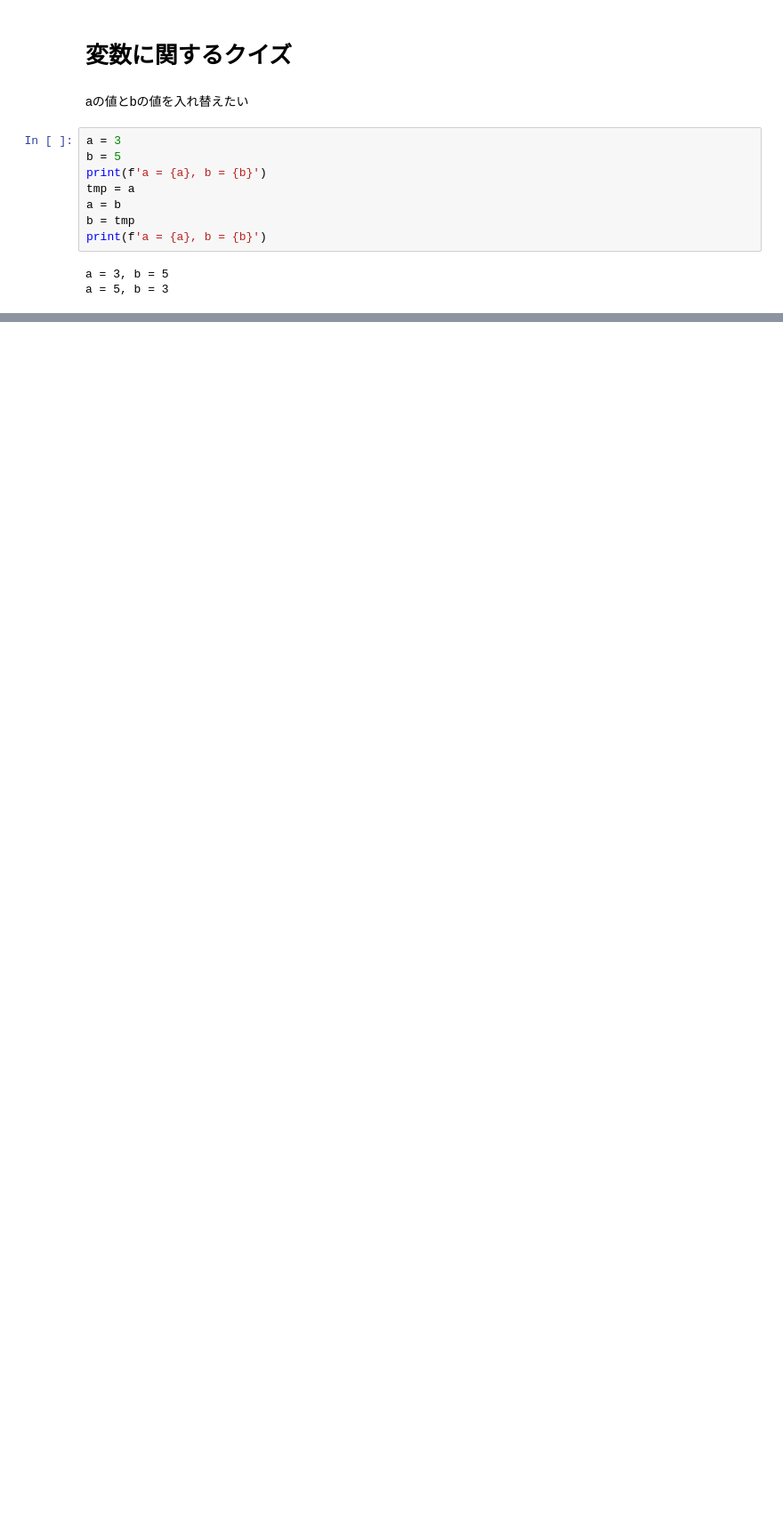
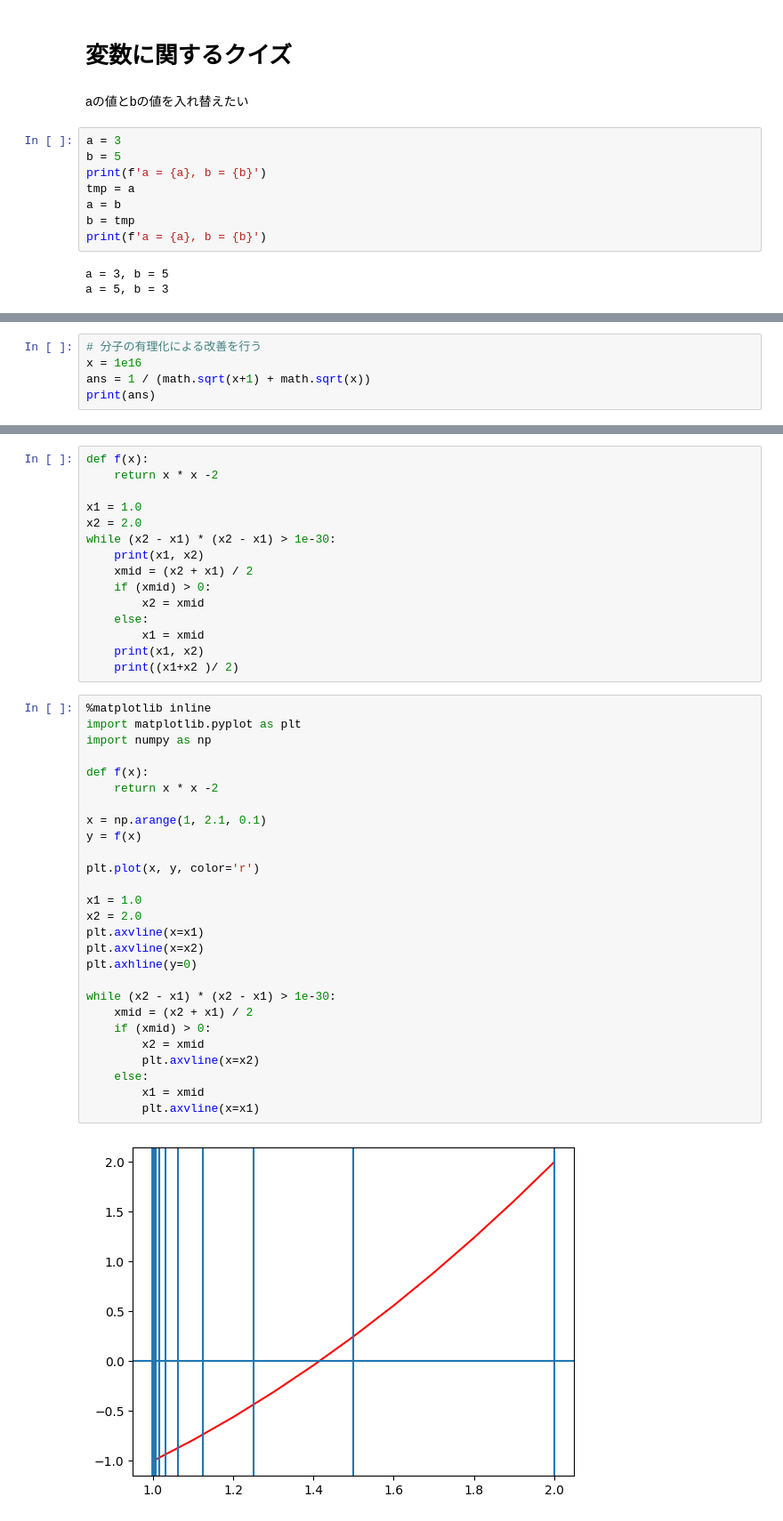
Before and after one commit to sakamototaisei/python_colab, a Jupyter notebook: Pythonで体系的に学ぶ.ipynb, the cells around one changed output, grey strips where cells are left out. Shown at 89% size. Drawn from its saved outputs; the diff is of its cells as text; blank space fills up the shorter version.

```diff
--- a/Pythonで体系的に学ぶ.ipynb
+++ b/Pythonで体系的に学ぶ.ipynb
@@ -17,0 +221,5 @@ a = 5, b = 3
+# %%
+# 分子の有理化による改善を行う
+x = 1e16
+ans = 1 / (math.sqrt(x+1) + math.sqrt(x))
+print(ans)
@@ -17,0 +249,44 @@ a = 5, b = 3
+# %%
+def f(x):
+    return x * x -2
+
+x1 = 1.0
+x2 = 2.0
+while (x2 - x1) * (x2 - x1) > 1e-30:
+    print(x1, x2)
+    xmid = (x2 + x1) / 2
+    if (xmid) > 0:
+        x2 = xmid
+    else:
+        x1 = xmid
+    print(x1, x2)
+    print((x1+x2 )/ 2)
+# %%
+%matplotlib inline
+import matplotlib.pyplot as plt
+import numpy as np
+
+def f(x):
+    return x * x -2
+
+x = np.arange(1, 2.1, 0.1)
+y = f(x)
+
+plt.plot(x, y, color='r')
+
+x1 = 1.0
+x2 = 2.0
+plt.axvline(x=x1)
+plt.axvline(x=x2)
+plt.axhline(y=0)
+
+while (x2 - x1) * (x2 - x1) > 1e-30:
+    xmid = (x2 + x1) / 2
+    if (xmid) > 0:
+        x2 = xmid
+        plt.axvline(x=x2)
+    else:
+        x1 = xmid
+        plt.axvline(x=x1)
+# %% [output]
+[figure, added]
```
Also changed, not shown: parts of 36 cells of this notebook.
